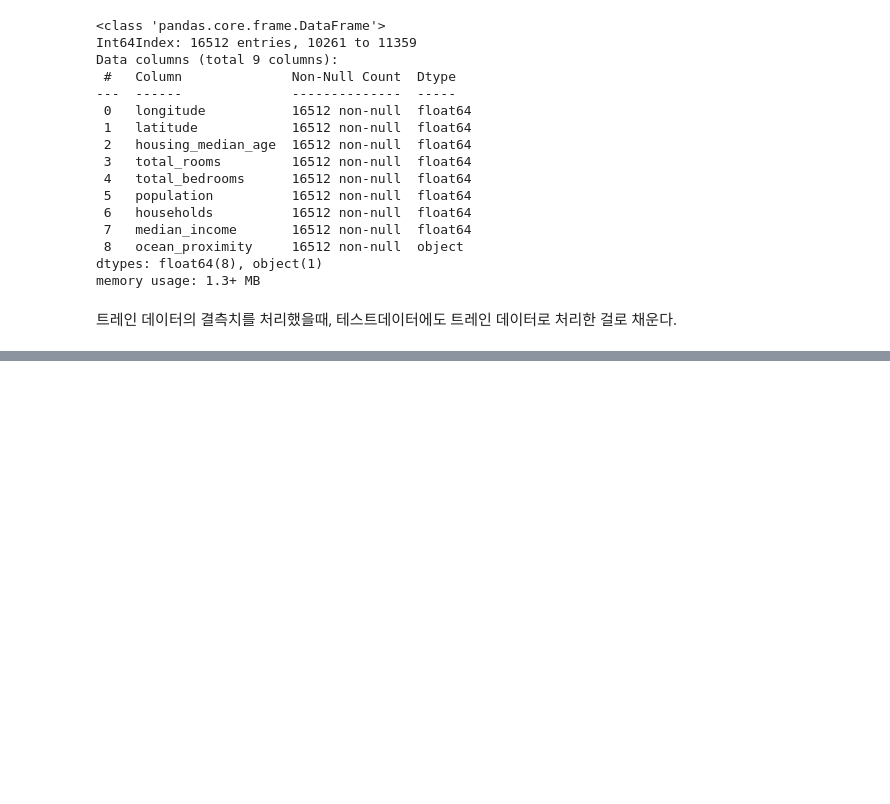
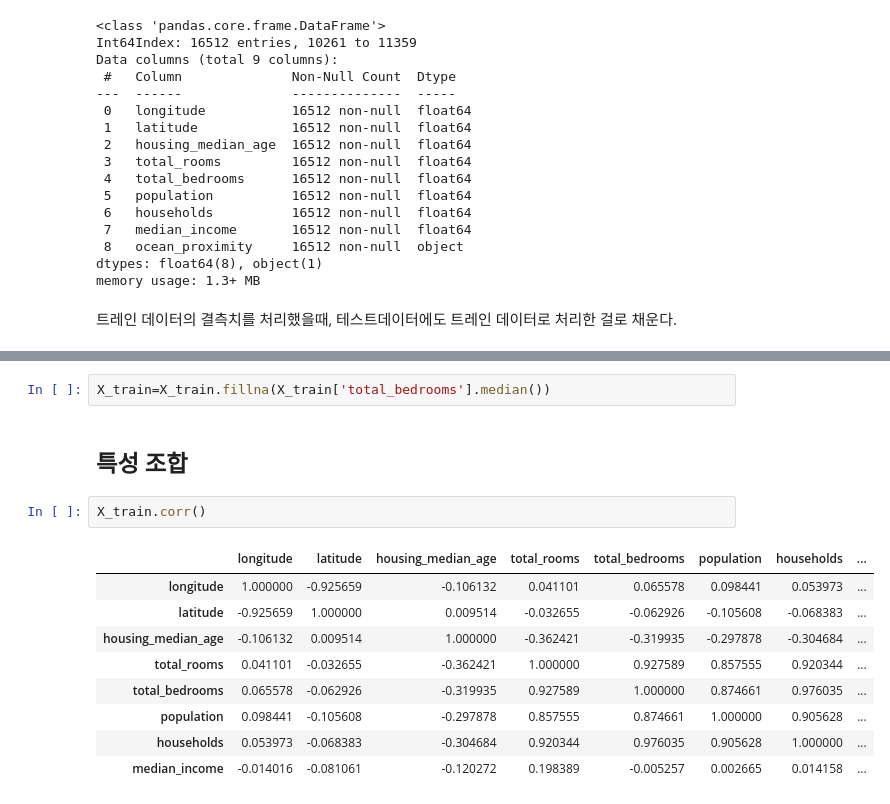
Before and after one commit to JH-lee95/Git_Practicing, a Jupyter notebook: basic_practicing/Untitled.ipynb, the cells around one changed output, grey strips where cells are left out. Drawn from its saved outputs; the diff is of its cells as text; blank space fills up the shorter version.

```diff
--- a/basic_practicing/Untitled.ipynb
+++ b/basic_practicing/Untitled.ipynb
@@ -423,0 +448,16 @@ memory usage: 1.3+ MB
+# %%
+X_train=X_train.fillna(X_train['total_bedrooms'].median())
+# %% [markdown]
+## 특성 조합
+# %%
+X_train.corr()
+# %% [output]
+|  | longitude | latitude | housing_median_age | total_rooms | total_bedrooms | population | households | ... |
+| longitude | 1.000000 | -0.925659 | -0.106132 | 0.041101 | 0.065578 | 0.098441 | 0.053973 | ... |
+| latitude | -0.925659 | 1.000000 | 0.009514 | -0.032655 | -0.062926 | -0.105608 | -0.068383 | ... |
+| housing_median_age | -0.106132 | 0.009514 | 1.000000 | -0.362421 | -0.319935 | -0.297878 | -0.304684 | ... |
+| total_rooms | 0.041101 | -0.032655 | -0.362421 | 1.000000 | 0.927589 | 0.857555 | 0.920344 | ... |
+| total_bedrooms | 0.065578 | -0.062926 | -0.319935 | 0.927589 | 1.000000 | 0.874661 | 0.976035 | ... |
+| population | 0.098441 | -0.105608 | -0.297878 | 0.857555 | 0.874661 | 1.000000 | 0.905628 | ... |
+| households | 0.053973 | -0.068383 | -0.304684 | 0.920344 | 0.976035 | 0.905628 | 1.000000 | ... |
+| median_income | -0.014016 | -0.081061 | -0.120272 | 0.198389 | -0.005257 | 0.002665 | 0.014158 | ... |
```
Also changed, not shown: parts of 55 cells of this notebook.
